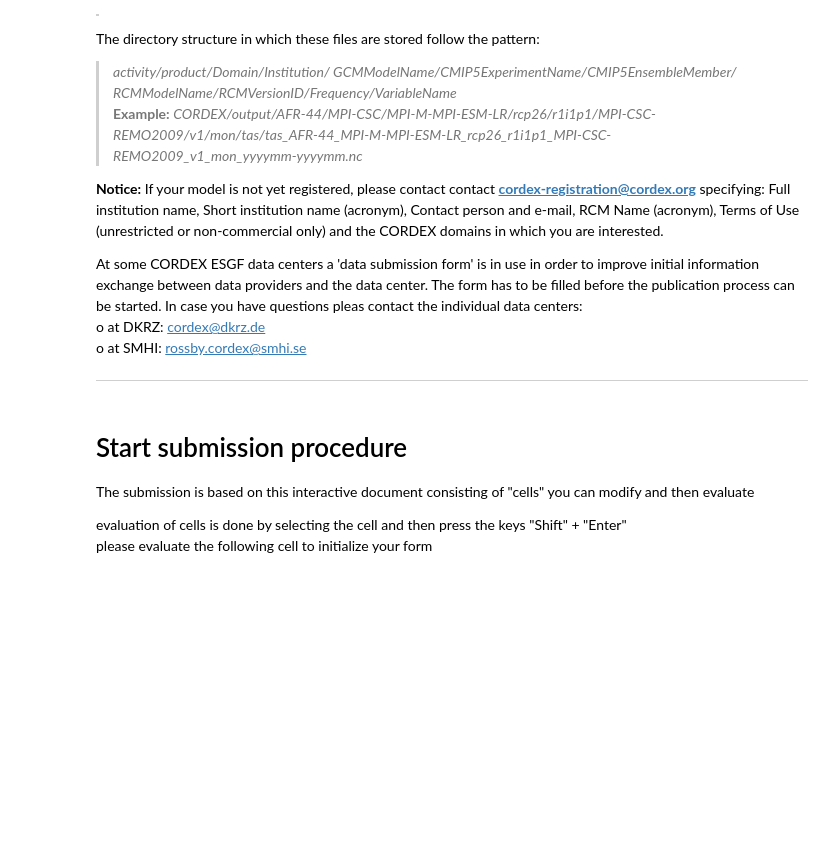
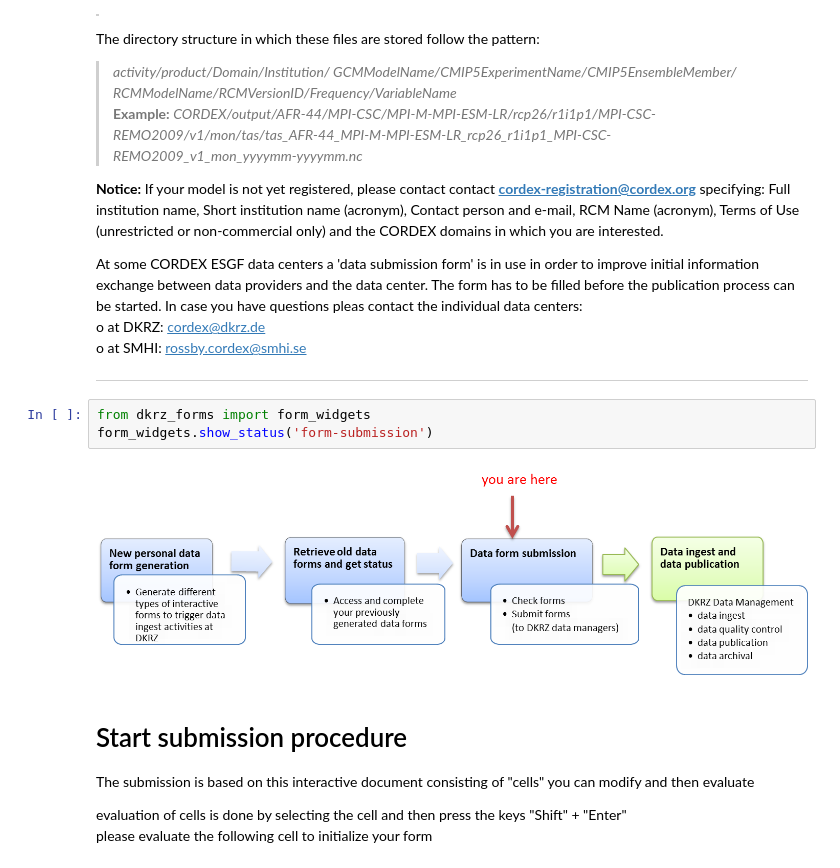
Before and after one commit to IS-ENES-Data/submission_forms, a Jupyter notebook: dkrz_forms/Templates/CORDEX_submission_form.ipynb, the cells around one changed output. Saved outputs shown, nothing was run; the diff lists cells and outputs as text; blank space fills up the shorter version.

```diff
--- a/dkrz_forms/Templates/CORDEX_submission_form.ipynb
+++ b/dkrz_forms/Templates/CORDEX_submission_form.ipynb
@@ -25,6 +25,11 @@ o at DKRZ:	cordex@dkrz.de
 o at SMHI:	rossby.cordex@smhi.se
 
 ---
+# %%
+from dkrz_forms import form_widgets
+form_widgets.show_status('form-submission')
+# %% [output]
+[figure, added]
 # %% [markdown]
 # Start submission procedure
 The submission is based on this interactive document consisting of "cells" you can modify and then evaluate
```
Also changed, not shown: parts of 3 cells of this notebook, 20 other files.
